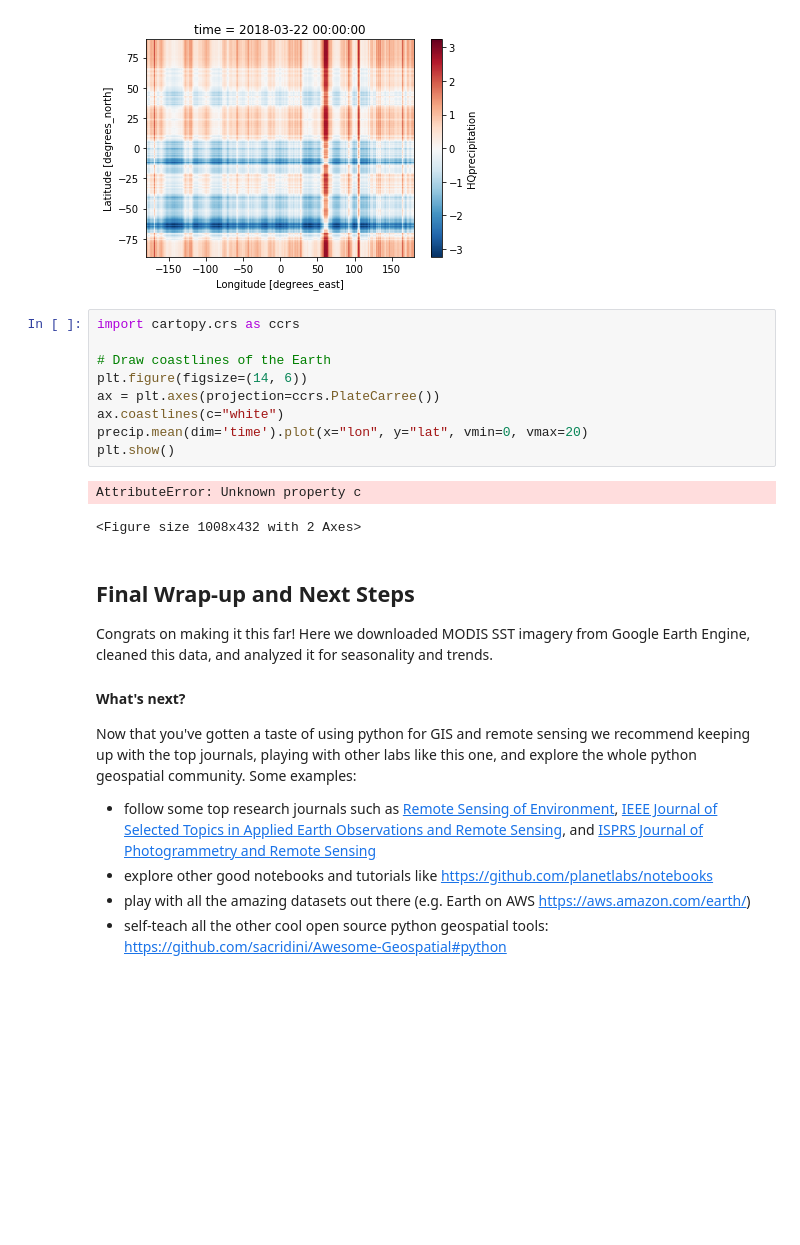
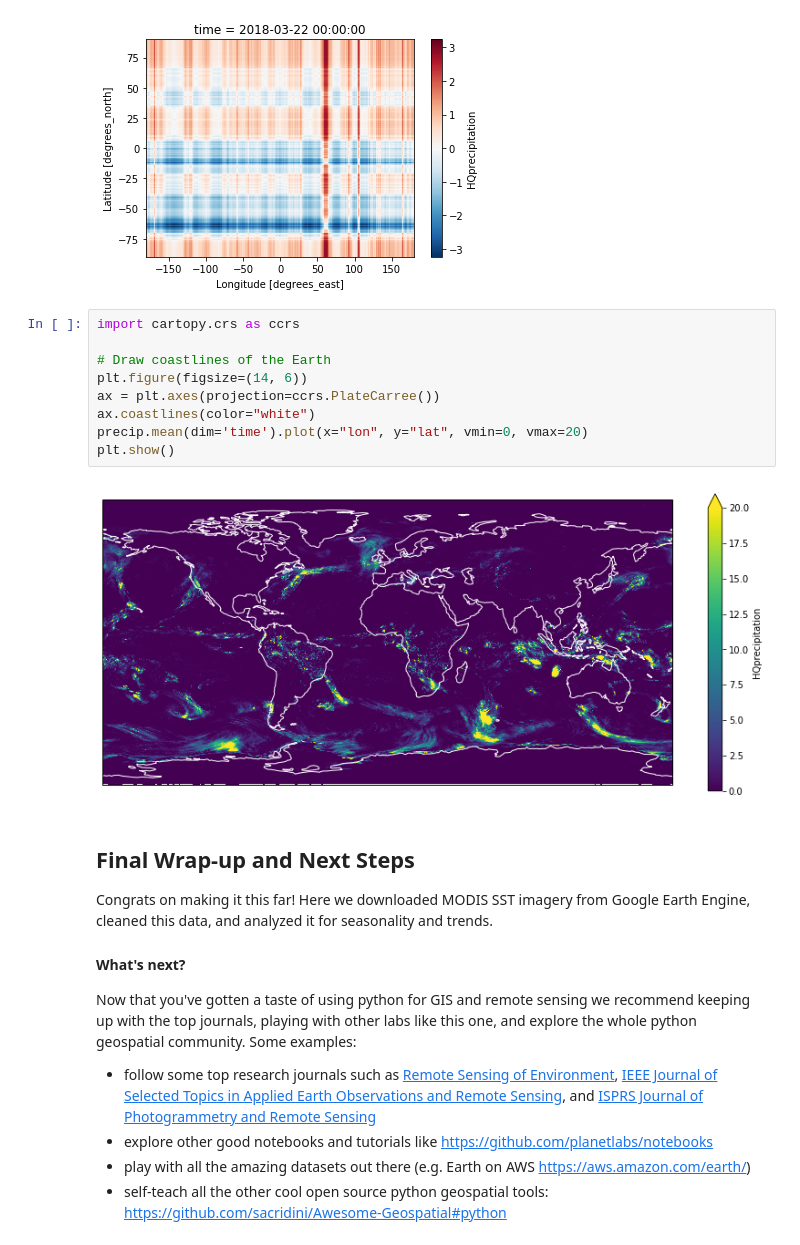
Before and after one commit to paren8esis/open-geo-tutorial, a Jupyter notebook: notebooks/chapter_8_xarray_netcdfs.ipynb, the cells around one changed output. Saved outputs shown, nothing was run; the diff lists cells and outputs as text; blank space fills up the shorter version.

```diff
--- a/notebooks/chapter_8_xarray_netcdfs.ipynb
+++ b/notebooks/chapter_8_xarray_netcdfs.ipynb
@@ -142,15 +142,14 @@ precip_zonal_time_mean = precip.mean(dim=('time', 'lon'))
 # %%
 import cartopy.crs as ccrs
 
 # Draw coastlines of the Earth
 plt.figure(figsize=(14, 6))
 ax = plt.axes(projection=ccrs.PlateCarree())
-ax.coastlines(c="white")
+ax.coastlines(color="white")
 precip.mean(dim='time').plot(x="lon", y="lat", vmin=0, vmax=20)
 plt.show()
 # %% [output]
-AttributeError: Unknown property c
-<Figure size 1008x432 with 2 Axes>
+[figure, added]
 # %% [markdown]
 ## Final Wrap-up and Next Steps
 
```
Also changed, not shown: parts of 1 cell of this notebook, 1 other file.
